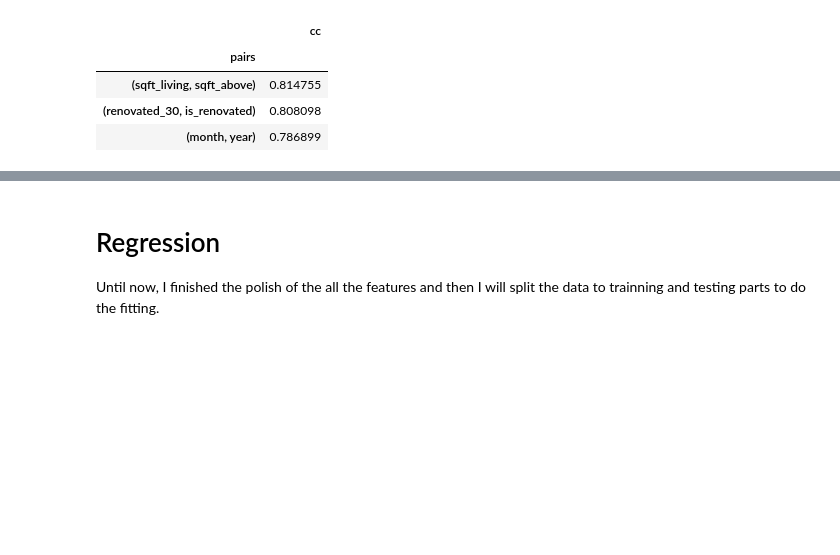
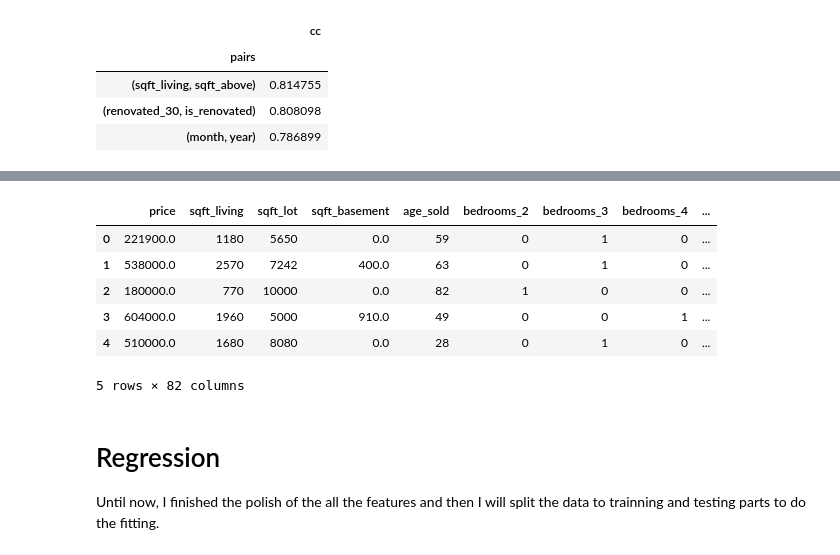
Before and after one commit to sachenl/dsc-phase-2-project, a Jupyter notebook: student.ipynb, the cells around one changed output, grey strips where cells are left out. Saved outputs shown, nothing was run; the diff lists cells and outputs as text; code cells hidden in the pictures; blank space fills up the shorter version.

```diff
--- a/student.ipynb
+++ b/student.ipynb
@@ -219,3 +275,17 @@ df_precessed = df_precessed.drop(to_drop,axis  = 1 )
+# %%
+# I then dropped the catalized columns and concat the new features.
+df_precessed = df_precessed.drop(to_cat,axis  = 1 )
+df_precessed = df_precessed.drop(to_cat_2,axis  = 1 )
+df_precessed = pd.concat([df_precessed, df_cat, df_cat_2], axis = 1)
+df_precessed.head()
+# %% [output]
+|  | price | sqft_living | sqft_lot | sqft_basement | age_sold | bedrooms_2 | bedrooms_3 | bedrooms_4 | ... |
+| 0 | 221900.0 | 1180 | 5650 | 0.0 | 59 | 0 | 1 | 0 | ... |
+| 1 | 538000.0 | 2570 | 7242 | 400.0 | 63 | 0 | 1 | 0 | ... |
+| 2 | 180000.0 | 770 | 10000 | 0.0 | 82 | 1 | 0 | 0 | ... |
+| 3 | 604000.0 | 1960 | 5000 | 910.0 | 49 | 0 | 0 | 1 | ... |
+| 4 | 510000.0 | 1680 | 8080 | 0.0 | 28 | 0 | 1 | 0 | ... |
+5 rows × 82 columns
 # %% [markdown]
 # Regression
 Until now, I finished the polish of the all the features and then I will split the data to trainning and testing parts to do the fitting.
```
Also changed, not shown: parts of 35 cells of this notebook.
